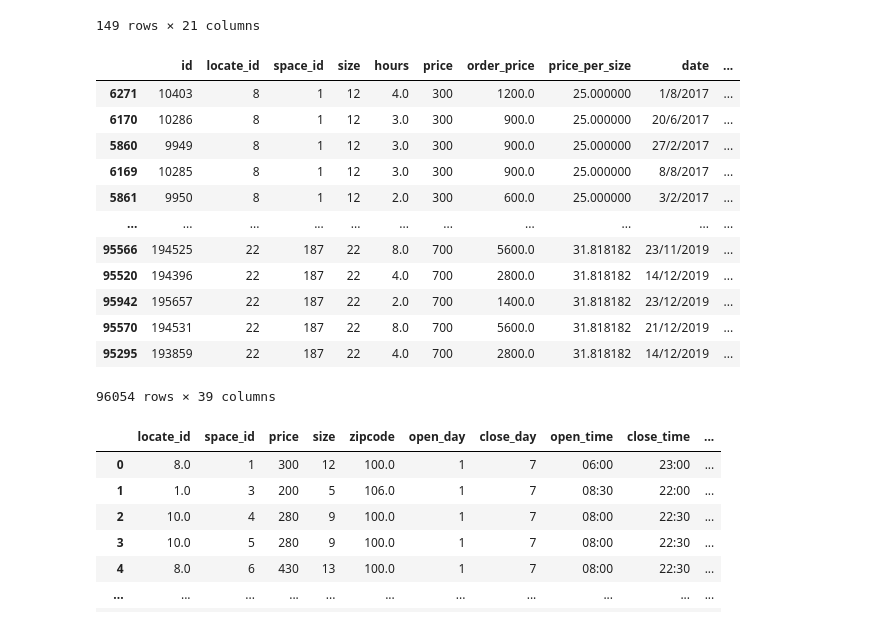
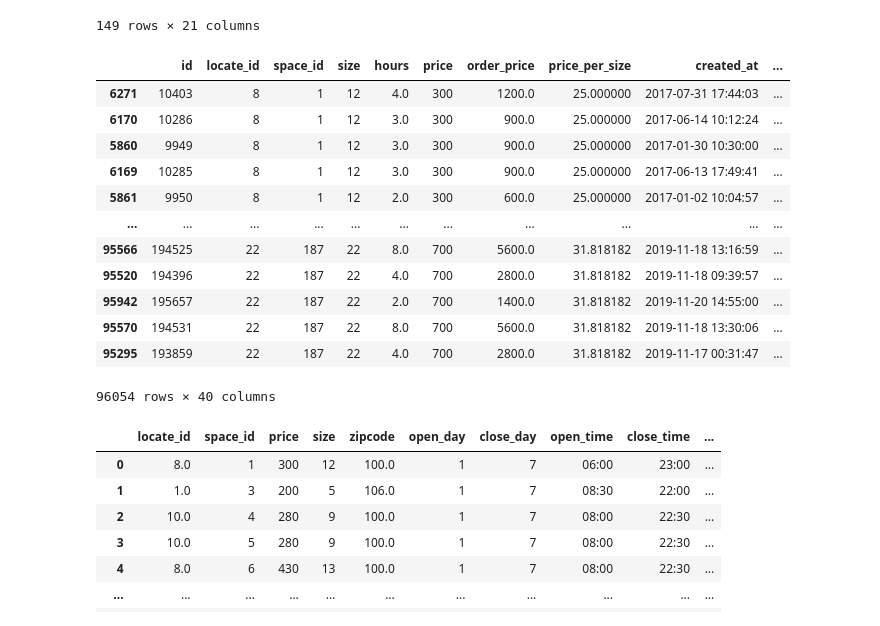
Before and after one commit to Pianochicken/NTPU_Pickone_Dynamic_Pricing, a Jupyter notebook: Data/Code/Pickone_Dynamic_Pricing.ipynb, the cells around one changed output. Saved outputs shown, nothing was run; the diff lists cells and outputs as text; code cells hidden in the pictures.

```diff
--- a/Data/Code/Pickone_Dynamic_Pricing.ipynb
+++ b/Data/Code/Pickone_Dynamic_Pricing.ipynb
@@ -247,7 +247,6 @@ data_order = data_order.drop('point', axis = 1)
 data_order = data_order.drop('original_amount', axis = 1)
 data_order = data_order.drop('amount', axis = 1)
 data_order = data_order.drop('type', axis = 1)
-data_order = data_order.drop('created_at', axis = 1)
 data_order = data_order.drop('returned_data', axis = 1)
 data_order = data_order.drop('updated_at', axis = 1)
 data_order = data_order[data_order['status'] == 2]
@@ -434,45 +433,45 @@ spaces_devices_transfer
 # %%
 # Combine space & order information with transpose result and create 'order_price'
 
 #####  將兩個資料表(space, order)用space_id結合  #####
 data_new = pd.merge(data_order, data_space, on=['space_id'], how='left')
 data_new = data_new.drop('index', axis = 1)
 
 #####  order price=price*hours  #####
 for i in range(len(data_new)):
   data_new.loc[i,'order_price'] = data_new.loc[i,'price']*data_new.loc[i,'hours']
 
 #####  調整欄位順序  #####
-data_new = data_new.loc[:, ['id','locate_id','space_id','size','hours','price','order_price','price_per_size','date','start','end','start_time_group','end_time_group','weekday','Is_holiday','zipcode','category','mrt','status']]
+data_new = data_new.loc[:, ['id','locate_id','space_id','size','hours','price','order_price','price_per_size', 'created_at','date','start','end','start_time_group','end_time_group','weekday','Is_holiday','zipcode','category','mrt','status']]
 
 #####  將轉置好的device加入  #####
 data_final = pd.merge(data_new, spaces_devices_transfer, on=['space_id'], how='left')
 
 data_final['locate_id'] = data_final['locate_id'].astype(np.int64)
 data_final['start_time_group'] = data_final['start_time_group'].astype(np.int64)
 data_final['end_time_group'] = data_final['end_time_group'].astype(np.int64)
 data_final['weekday'] = data_final['weekday'].astype(np.int64)
 data_final['Is_holiday'] = data_final['Is_holiday'].astype(np.int64)
 data_final['zipcode'] = data_final['zipcode'].astype(np.int64)
 
 data_final = data_final.sort_values(by='space_id')
 
 data_final.to_csv("Real_Order.csv",index=False,sep=',',encoding = 'utf-8')
 data_final
 # %% [output]
-|  | id | locate_id | space_id | size | hours | price | order_price | price_per_size | date | ... |
-| 6271 | 10403 | 8 | 1 | 12 | 4.0 | 300 | 1200.0 | 25.000000 | 1/8/2017 | ... |
-| 6170 | 10286 | 8 | 1 | 12 | 3.0 | 300 | 900.0 | 25.000000 | 20/6/2017 | ... |
-| 5860 | 9949 | 8 | 1 | 12 | 3.0 | 300 | 900.0 | 25.000000 | 27/2/2017 | ... |
-| 6169 | 10285 | 8 | 1 | 12 | 3.0 | 300 | 900.0 | 25.000000 | 8/8/2017 | ... |
-| 5861 | 9950 | 8 | 1 | 12 | 2.0 | 300 | 600.0 | 25.000000 | 3/2/2017 | ... |
+|  | id | locate_id | space_id | size | hours | price | order_price | price_per_size | created_at | ... |
+| 6271 | 10403 | 8 | 1 | 12 | 4.0 | 300 | 1200.0 | 25.000000 | 2017-07-31 17:44:03 | ... |
+| 6170 | 10286 | 8 | 1 | 12 | 3.0 | 300 | 900.0 | 25.000000 | 2017-06-14 10:12:24 | ... |
+| 5860 | 9949 | 8 | 1 | 12 | 3.0 | 300 | 900.0 | 25.000000 | 2017-01-30 10:30:00 | ... |
+| 6169 | 10285 | 8 | 1 | 12 | 3.0 | 300 | 900.0 | 25.000000 | 2017-06-13 17:49:41 | ... |
+| 5861 | 9950 | 8 | 1 | 12 | 2.0 | 300 | 600.0 | 25.000000 | 2017-01-02 10:04:57 | ... |
 | ... | ... | ... | ... | ... | ... | ... | ... | ... | ... | ... |
-| 95566 | 194525 | 22 | 187 | 22 | 8.0 | 700 | 5600.0 | 31.818182 | 23/11/2019 | ... |
-| 95520 | 194396 | 22 | 187 | 22 | 4.0 | 700 | 2800.0 | 31.818182 | 14/12/2019 | ... |
-| 95942 | 195657 | 22 | 187 | 22 | 2.0 | 700 | 1400.0 | 31.818182 | 23/12/2019 | ... |
-| 95570 | 194531 | 22 | 187 | 22 | 8.0 | 700 | 5600.0 | 31.818182 | 21/12/2019 | ... |
-| 95295 | 193859 | 22 | 187 | 22 | 4.0 | 700 | 2800.0 | 31.818182 | 14/12/2019 | ... |
+| 95566 | 194525 | 22 | 187 | 22 | 8.0 | 700 | 5600.0 | 31.818182 | 2019-11-18 13:16:59 | ... |
+| 95520 | 194396 | 22 | 187 | 22 | 4.0 | 700 | 2800.0 | 31.818182 | 2019-11-18 09:39:57 | ... |
+| 95942 | 195657 | 22 | 187 | 22 | 2.0 | 700 | 1400.0 | 31.818182 | 2019-11-20 14:55:00 | ... |
+| 95570 | 194531 | 22 | 187 | 22 | 8.0 | 700 | 5600.0 | 31.818182 | 2019-11-18 13:30:06 | ... |
+| 95295 | 193859 | 22 | 187 | 22 | 4.0 | 700 | 2800.0 | 31.818182 | 2019-11-17 00:31:47 | ... |
-96054 rows × 39 columns
+96054 rows × 40 columns
 # %%
 #####  生成產生假訂單的資料 Space_info.csv  #####
 
```
Also changed, not shown: parts of 3 cells of this notebook.
